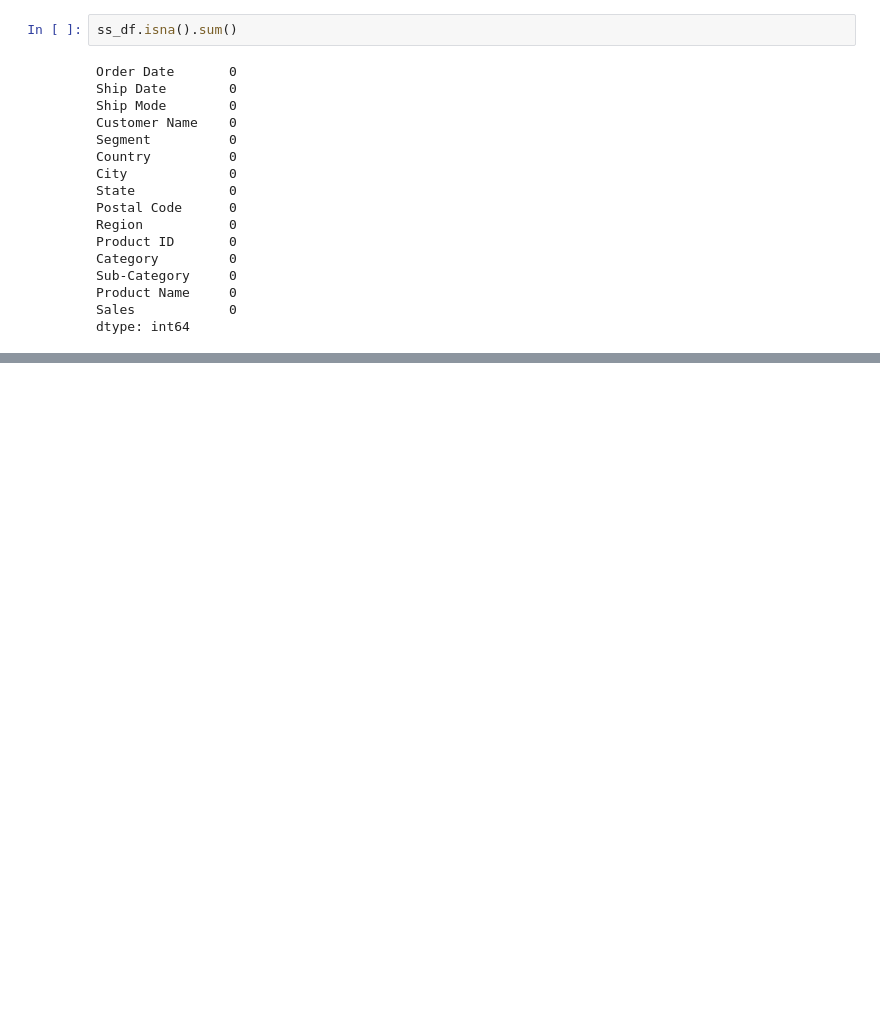
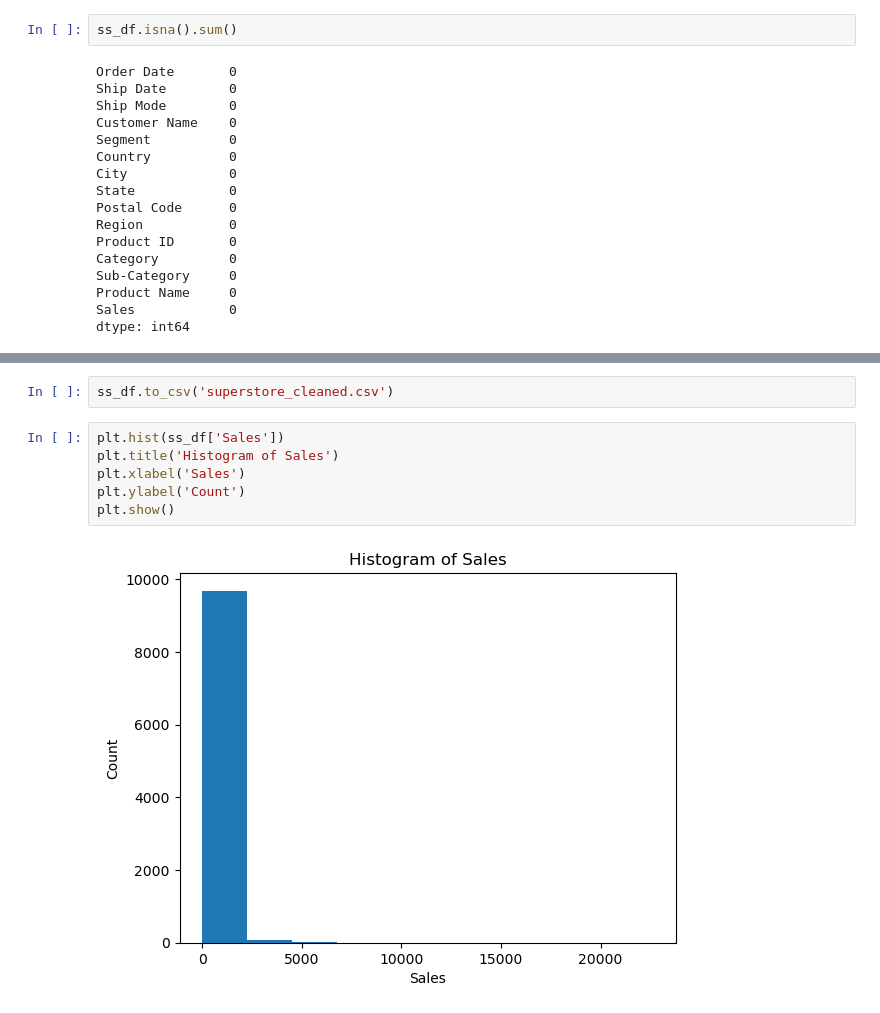
Before and after one commit to Abednego-py/Intro-to-numpy-and-pandas, a Jupyter notebook: Intro to Numpy and Pandas.ipynb, the cells around one changed output, grey strips where cells are left out. Drawn from its saved outputs; the diff is of its cells as text; blank space fills up the shorter version.

```diff
--- a/Intro to Numpy and Pandas.ipynb
+++ b/Intro to Numpy and Pandas.ipynb
@@ -687,0 +693,10 @@ dtype: int64
+# %%
+ss_df.to_csv('superstore_cleaned.csv')
+# %%
+plt.hist(ss_df['Sales'])
+plt.title('Histogram of Sales')
+plt.xlabel('Sales')
+plt.ylabel('Count')
+plt.show()
+# %% [output]
+[figure, added]
```
Also changed, not shown: parts of 40 cells of this notebook, 1 other file.
